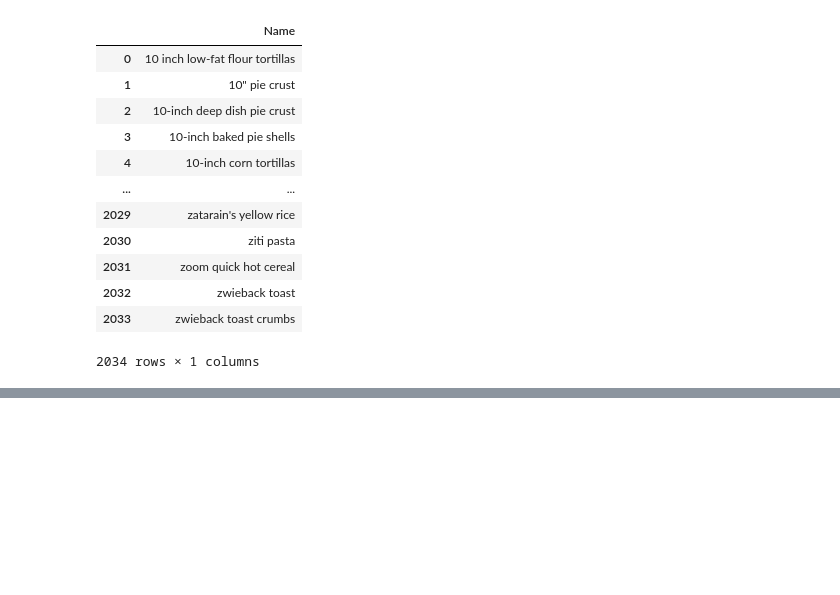
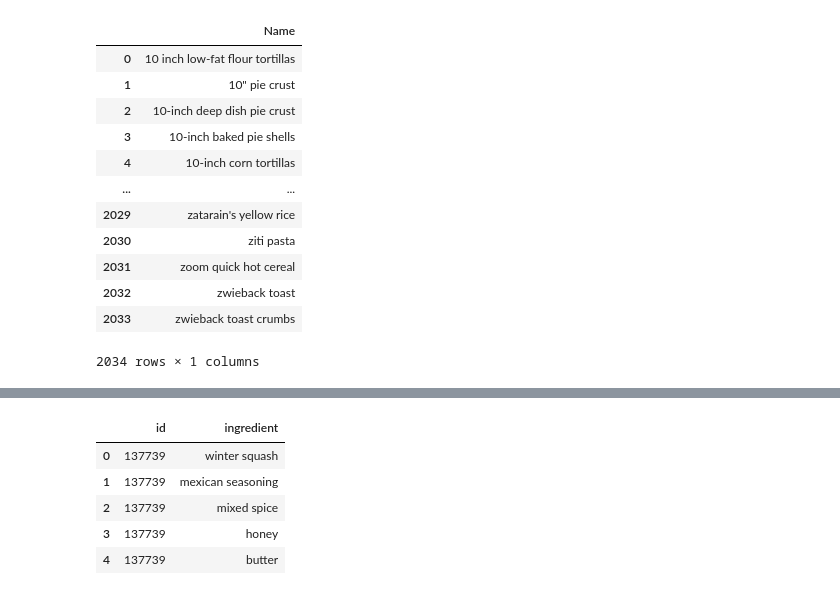
Before and after one commit to gabriellabk/CSDS344, a Jupyter notebook: Databases Project.ipynb, the cells around one changed output, grey strips where cells are left out. Cells and saved outputs as stored; diff of their text form; code cells hidden in the pictures; blank space fills up the shorter version.

```diff
--- a/Databases Project.ipynb
+++ b/Databases Project.ipynb
@@ -261,0 +369,9 @@ df3.to_sql('Grains', conn)
+# %%
+ingredient_to_cuisine.head()
+# %% [output]
+|  | id | ingredient |
+| 0 | 137739 | winter squash |
+| 1 | 137739 | mexican seasoning |
+| 2 | 137739 | mixed spice |
+| 3 | 137739 | honey |
+| 4 | 137739 | butter |
```
Also changed, not shown: parts of 26 cells of this notebook.
